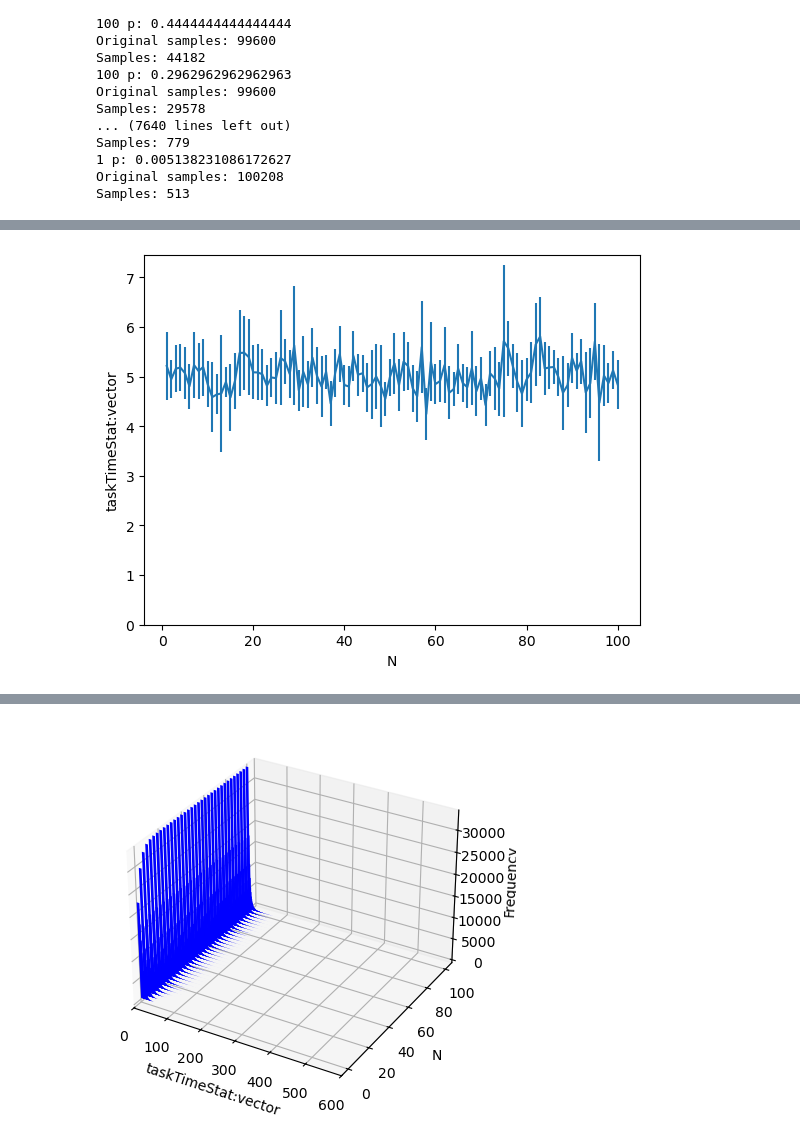
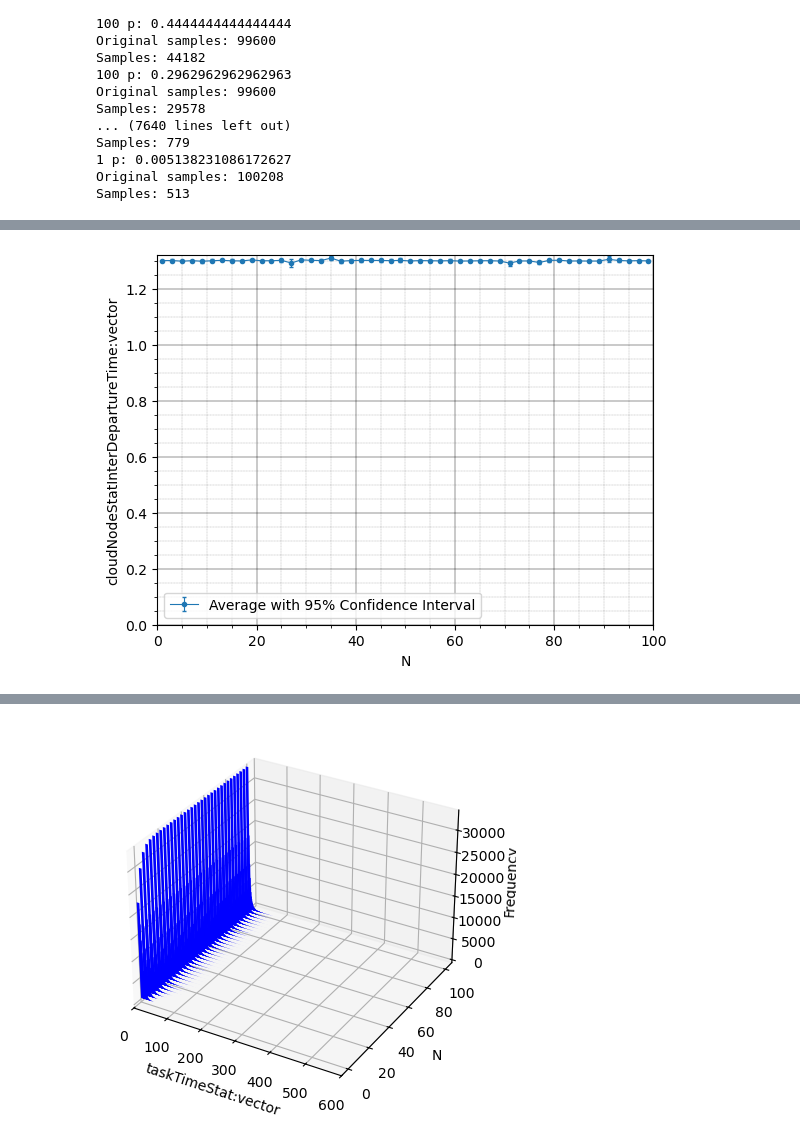
Before and after one commit to AlessandroDeMedici/pe-project, a Jupyter notebook: jupyter/Data_analysis.ipynb, the cells around one changed output, grey strips where cells are left out. Saved outputs shown, nothing was run; the diff lists cells and outputs as text; code cells hidden in the pictures.

Commit message:
:chart_with_upwards_trend: Aggiunti e migliorati grafici per report

```diff
--- a/jupyter/Data_analysis.ipynb
+++ b/jupyter/Data_analysis.ipynb
@@ -22,6 +21,12 @@ print("data loaded")
 # %% [output]
 data loaded
 # %%
+
+import numpy as np
+
+stat = 'taskTimeStat:vector'  #sys.argv[2]
+# taskTimeStat:vector
+# cloudNodeStatInterDepartureTime:vector
 
 repetitions_original = {'0':{'true':{}, 'false':{}}, '1':{'true':{}, 'false':{}}}
 
@@ -152,3 +157,16 @@ with open('repetitions_sampled.json', 'w') as f:
 # save repetitions_original to json
 with open('repetitions_original.json', 'w') as f:
     json.dump(repetitions_original, f)
+# %%
+# reload the json files
+with open('repetitions_sampled.json', 'r') as f:
+    repetitions_sampled_sbagliato = json.load(f)
+
+repetitions_sampled = {'0':{'true':{}, 'false':{}}, '1':{'true':{}, 'false':{}}}
+
+for distr in repetitions_sampled_sbagliato:
+    for fairshare in repetitions_sampled_sbagliato[distr]:
+        for n in repetitions_sampled_sbagliato[distr][fairshare]:
+            repetitions_sampled[distr][fairshare][int(n)] = repetitions_sampled_sbagliato[distr][fairshare][n]
+
+print(repetitions_sampled['1']['true'][1][:10])
@@ -187,30 +267,38 @@ plt.show()
 # %%
 N = [i for i in range(1, len(repetitions_original['0']['true'])+1)]
 average = []
 confidence = []
 
 alpha = 0.05
 z = norm.ppf(1 - alpha/2)
 
-repetitions = repetitions_sampled['1']['true']
+repetitions = repetitions_sampled['0']['true']
 for n in N:
     if len(repetitions[n]) <= 30:
         raise ValueError("Not enough samples")
     X = sum(repetitions[n]) / len(repetitions[n])
     S = (sum([(x - X) ** 2 for x in repetitions[n]]) / (len(repetitions[n]) - 1)) ** 0.5
 
     average.append(X)
     confidence.append(z * S / (len(repetitions[n]) ** 0.5))
 
-plt.errorbar(N, average, yerr=confidence)
+#plt.errorbar(N, average, yerr=confidence, fmt='o', capsize=2, capthick=1, markersize=3)
+plt.errorbar(N[::2], np.array(average)[::2], yerr=np.array(confidence)[::2], fmt='o', capsize=1.7, capthick=1
+            , markersize=3, elinewidth=0.8, linestyle='-', linewidth=0.8)
 plt.xlabel('N')
 plt.ylabel(stat)
 
-#set y to start at 0
+#set y to staecolor=''rt at 0
 plt.ylim(bottom=0)
+plt.xlim(left=0, right=100)
+
+plt.grid(True, which='major', linestyle='-', linewidth='0.3', color='black')
+plt.minorticks_on()
+plt.grid(True, which='minor', linestyle=':', linewidth='0.2', color='black')
+plt.legend(['Average with 95% Confidence Interval'])
 plt.show()
 # %% [output]
-[figure, old version]
+[figure, new version]
 # %%
 # Plot histogram for repetitions_sampled['1']['false'][10]
 repetitions = repetitions_original['1']['true'][1]
```
Also changed, not shown: parts of 7 cells of this notebook.
